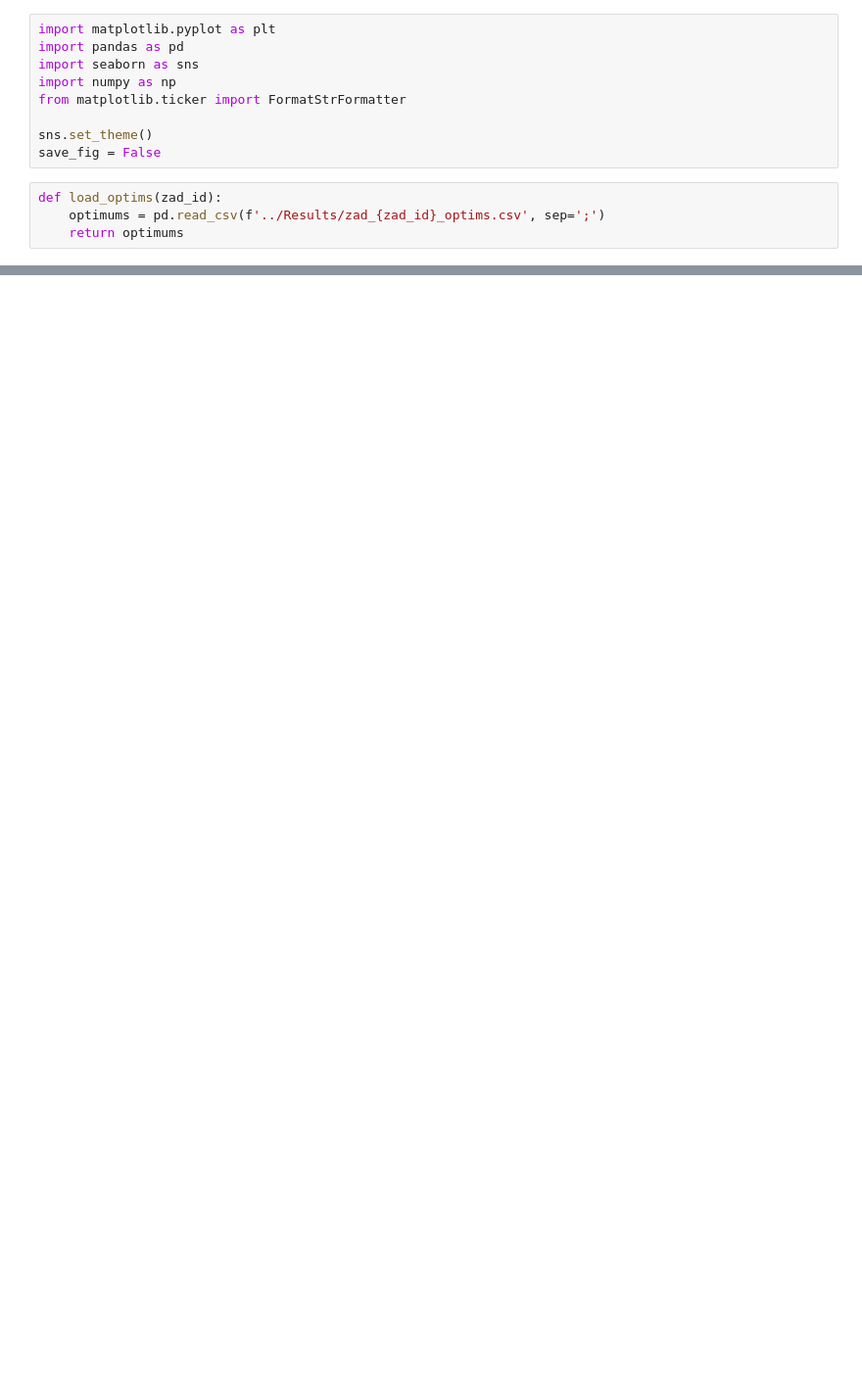
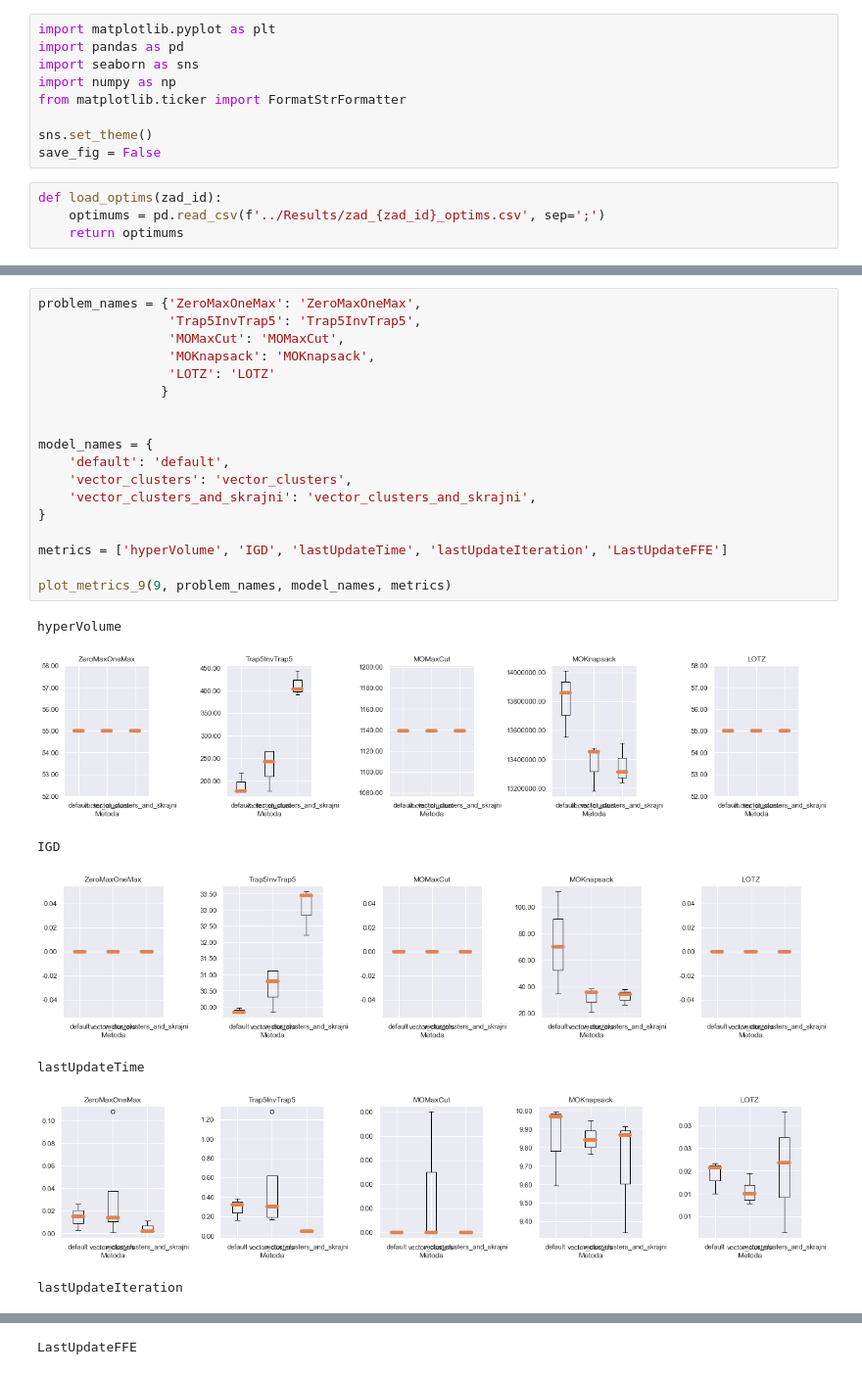
Before and after one commit to Robertpawelh/metaheuristics_lab_3, a Jupyter notebook: python_scripts/Lab3Plots.ipynb, the cells around one changed output, grey strips where cells are left out. Shown at 98% size. Saved outputs shown, nothing was run; the diff lists cells and outputs as text; blank space fills up the shorter version.

```diff
--- a/python_scripts/Lab3Plots.ipynb
+++ b/python_scripts/Lab3Plots.ipynb
@@ -129,0 +115,26 @@ lastUpdateIteration
+# %%
+problem_names = {'ZeroMaxOneMax': 'ZeroMaxOneMax',
+                 'Trap5InvTrap5': 'Trap5InvTrap5',
+                 'MOMaxCut': 'MOMaxCut',
+                 'MOKnapsack': 'MOKnapsack',
+                 'LOTZ': 'LOTZ'
+                }
+
+
+model_names = {
+    'default': 'default',
+    'vector_clusters': 'vector_clusters',
+    'vector_clusters_and_skrajni': 'vector_clusters_and_skrajni',
+}
+
+metrics = ['hyperVolume', 'IGD', 'lastUpdateTime', 'lastUpdateIteration', 'LastUpdateFFE']
+
+plot_metrics_9(9, problem_names, model_names, metrics)
+# %% [output]
+hyperVolume
+[figure, added]
+IGD
+[figure, added]
+lastUpdateTime
+[figure, added]
+lastUpdateIteration
@@ -129,0 +142 @@ lastUpdateIteration
+LastUpdateFFE
```
Also changed, not shown: parts of 6 cells of this notebook, 4 other files.
